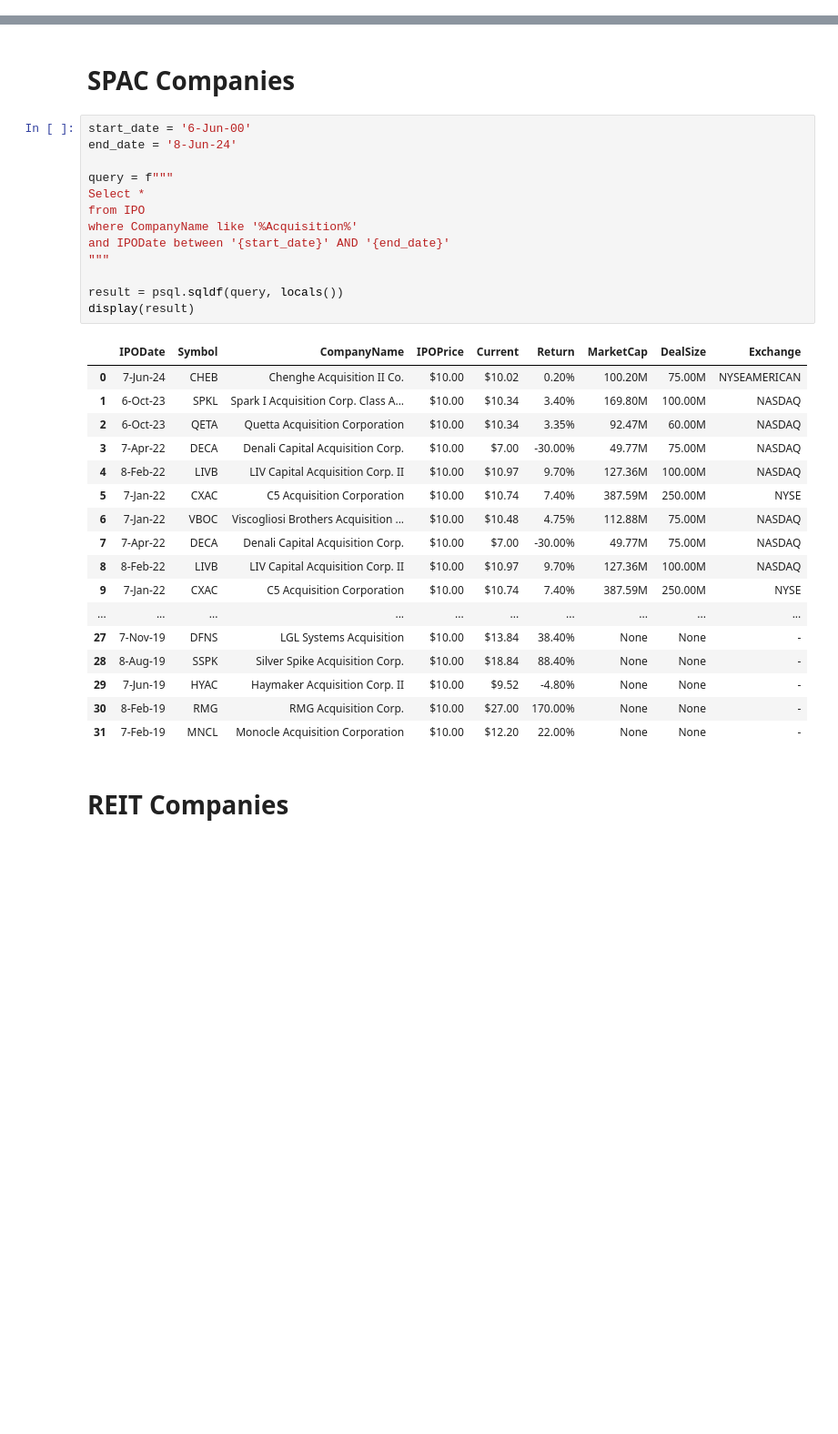
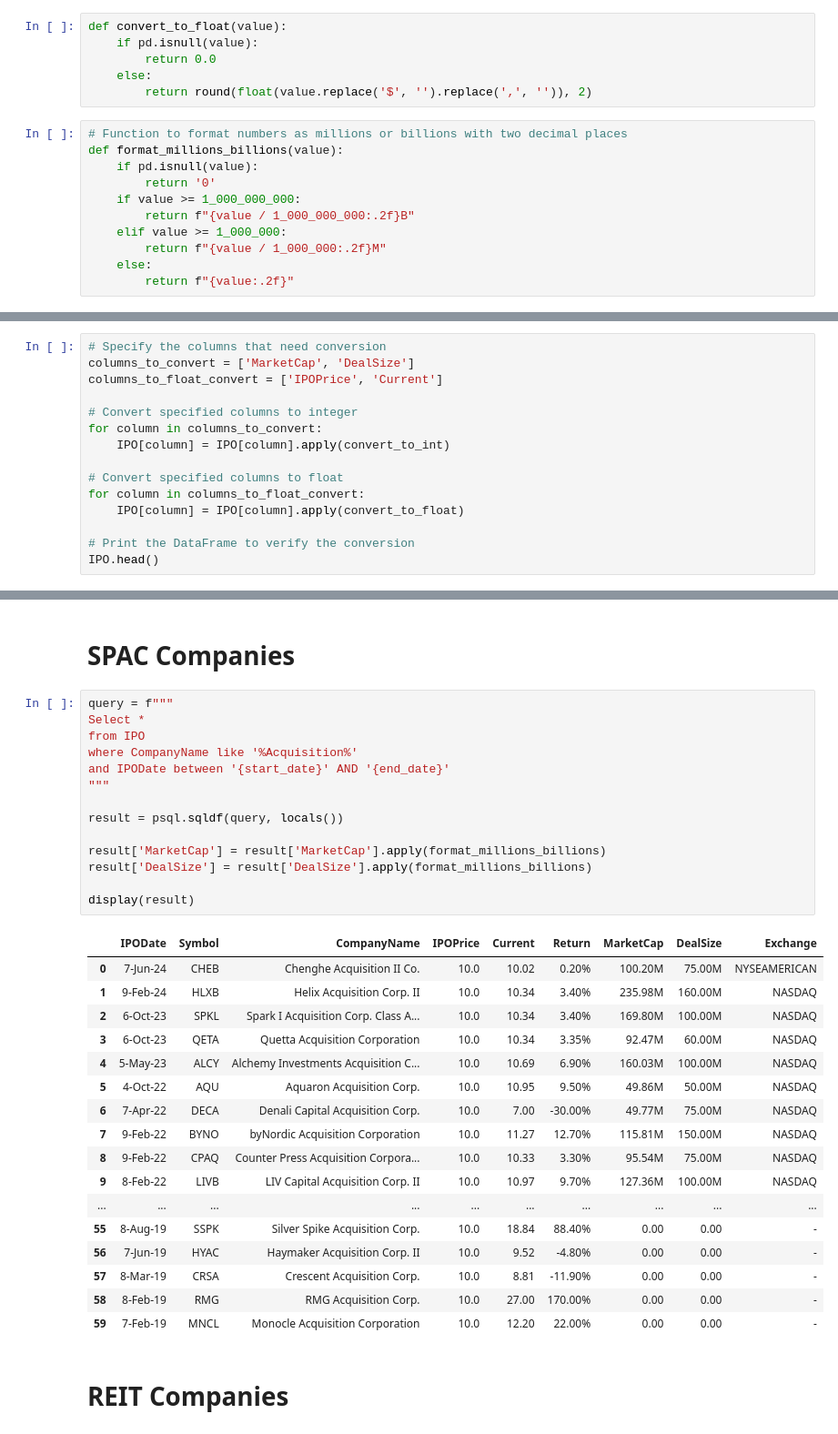
Before and after one commit to gavrilow/the-fremen, a Jupyter notebook: the-fremen.ipynb, the cells around one changed output, grey strips where cells are left out. Shown at 91% size. Saved outputs shown, nothing was run; the diff lists cells and outputs as text; blank space fills up the shorter version.

```diff
--- a/the-fremen.ipynb
+++ b/the-fremen.ipynb
@@ -3,3 +15,20 @@
+# %%
+def convert_to_float(value):
+    if pd.isnull(value):
+        return 0.0
+    else:
+        return round(float(value.replace('$', '').replace(',', '')), 2)
+# %%
+# Function to format numbers as millions or billions with two decimal places
+def format_millions_billions(value):
+    if pd.isnull(value):
+        return '0'
+    if value >= 1_000_000_000:
+        return f"{value / 1_000_000_000:.2f}B"
+    elif value >= 1_000_000:
+        return f"{value / 1_000_000:.2f}M"
+    else:
+        return f"{value:.2f}"
 # %%
 import pandas as pd
 
@@ -17,3 +46,18 @@ IPO.head()
 | 2 | 7-Jun-24 | CHEB | Chenghe Acquisition II Co. | $10.00 | $10.02 | 0.20% | 100.20M | 75.00M | NYSEAMERICAN |
 | 3 | 6-Jun-24 | GAUZ | Gauzy Ltd. | $17.00 | $15.74 | -7.41% | 295.29M | 75.00M | NASDAQ |
 | 4 | 6-Jun-24 | FLYE | Fly-E Group, Inc. | $4.00 | $4.00 | NaN | 100.00M | 9.00M | NASDAQ |
+# %%
+# Specify the columns that need conversion
+columns_to_convert = ['MarketCap', 'DealSize']
+columns_to_float_convert = ['IPOPrice', 'Current']
+
+# Convert specified columns to integer
+for column in columns_to_convert:
+    IPO[column] = IPO[column].apply(convert_to_int)
+
+# Convert specified columns to float
+for column in columns_to_float_convert:
+    IPO[column] = IPO[column].apply(convert_to_float)
+
+# Print the DataFrame to verify the conversion
+IPO.head()
@@ -20,36 +76,37 @@ IPO.head()
 # %% [markdown]
 # SPAC Companies
 # %%
-start_date = '6-Jun-00'
-end_date = '8-Jun-24'
-
 query = f"""
 Select *
 from IPO
 where CompanyName like '%Acquisition%'
 and IPODate between '{start_date}' AND '{end_date}'
 """
 
 result = psql.sqldf(query, locals())
+
+result['MarketCap'] = result['MarketCap'].apply(format_millions_billions)
+result['DealSize'] = result['DealSize'].apply(format_millions_billions)
+
 display(result)
 # %% [output]
 |  | IPODate | Symbol | CompanyName | IPOPrice | Current | Return | MarketCap | DealSize | Exchange |
-| 0 | 7-Jun-24 | CHEB | Chenghe Acquisition II Co. | $10.00 | $10.02 | 0.20% | 100.20M | 75.00M | NYSEAMERICAN |
-| 1 | 6-Oct-23 | SPKL | Spark I Acquisition Corp. Class A... | $10.00 | $10.34 | 3.40% | 169.80M | 100.00M | NASDAQ |
-| 2 | 6-Oct-23 | QETA | Quetta Acquisition Corporation | $10.00 | $10.34 | 3.35% | 92.47M | 60.00M | NASDAQ |
-| 3 | 7-Apr-22 | DECA | Denali Capital Acquisition Corp. | $10.00 | $7.00 | -30.00% | 49.77M | 75.00M | NASDAQ |
-| 4 | 8-Feb-22 | LIVB | LIV Capital Acquisition Corp. II | $10.00 | $10.97 | 9.70% | 127.36M | 100.00M | NASDAQ |
-| 5 | 7-Jan-22 | CXAC | C5 Acquisition Corporation | $10.00 | $10.74 | 7.40% | 387.59M | 250.00M | NYSE |
-| 6 | 7-Jan-22 | VBOC | Viscogliosi Brothers Acquisition ... | $10.00 | $10.48 | 4.75% | 112.88M | 75.00M | NASDAQ |
-| 7 | 7-Apr-22 | DECA | Denali Capital Acquisition Corp. | $10.00 | $7.00 | -30.00% | 49.77M | 75.00M | NASDAQ |
-| 8 | 8-Feb-22 | LIVB | LIV Capital Acquisition Corp. II | $10.00 | $10.97 | 9.70% | 127.36M | 100.00M | NASDAQ |
-| 9 | 7-Jan-22 | CXAC | C5 Acquisition Corporation | $10.00 | $10.74 | 7.40% | 387.59M | 250.00M | NYSE |
+| 0 | 7-Jun-24 | CHEB | Chenghe Acquisition II Co. | 10.0 | 10.02 | 0.20% | 100.20M | 75.00M | NYSEAMERICAN |
+| 1 | 9-Feb-24 | HLXB | Helix Acquisition Corp. II | 10.0 | 10.34 | 3.40% | 235.98M | 160.00M | NASDAQ |
+| 2 | 6-Oct-23 | SPKL | Spark I Acquisition Corp. Class A... | 10.0 | 10.34 | 3.40% | 169.80M | 100.00M | NASDAQ |
+| 3 | 6-Oct-23 | QETA | Quetta Acquisition Corporation | 10.0 | 10.34 | 3.35% | 92.47M | 60.00M | NASDAQ |
+| 4 | 5-May-23 | ALCY | Alchemy Investments Acquisition C... | 10.0 | 10.69 | 6.90% | 160.03M | 100.00M | NASDAQ |
+| 5 | 4-Oct-22 | AQU | Aquaron Acquisition Corp. | 10.0 | 10.95 | 9.50% | 49.86M | 50.00M | NASDAQ |
+| 6 | 7-Apr-22 | DECA | Denali Capital Acquisition Corp. | 10.0 | 7.00 | -30.00% | 49.77M | 75.00M | NASDAQ |
+| 7 | 9-Feb-22 | BYNO | byNordic Acquisition Corporation | 10.0 | 11.27 | 12.70% | 115.81M | 150.00M | NASDAQ |
+| 8 | 9-Feb-22 | CPAQ | Counter Press Acquisition Corpora... | 10.0 | 10.33 | 3.30% | 95.54M | 75.00M | NASDAQ |
+| 9 | 8-Feb-22 | LIVB | LIV Capital Acquisition Corp. II | 10.0 | 10.97 | 9.70% | 127.36M | 100.00M | NASDAQ |
 | ... | ... | ... | ... | ... | ... | ... | ... | ... | ... |
-| 27 | 7-Nov-19 | DFNS | LGL Systems Acquisition | $10.00 | $13.84 | 38.40% | None | None | - |
-| 28 | 8-Aug-19 | SSPK | Silver Spike Acquisition Corp. | $10.00 | $18.84 | 88.40% | None | None | - |
-| 29 | 7-Jun-19 | HYAC | Haymaker Acquisition Corp. II | $10.00 | $9.52 | -4.80% | None | None | - |
-| 30 | 8-Feb-19 | RMG | RMG Acquisition Corp. | $10.00 | $27.00 | 170.00% | None | None | - |
-| 31 | 7-Feb-19 | MNCL | Monocle Acquisition Corporation | $10.00 | $12.20 | 22.00% | None | None | - |
+| 55 | 8-Aug-19 | SSPK | Silver Spike Acquisition Corp. | 10.0 | 18.84 | 88.40% | 0.00 | 0.00 | - |
+| 56 | 7-Jun-19 | HYAC | Haymaker Acquisition Corp. II | 10.0 | 9.52 | -4.80% | 0.00 | 0.00 | - |
+| 57 | 8-Mar-19 | CRSA | Crescent Acquisition Corp. | 10.0 | 8.81 | -11.90% | 0.00 | 0.00 | - |
+| 58 | 8-Feb-19 | RMG | RMG Acquisition Corp. | 10.0 | 27.00 | 170.00% | 0.00 | 0.00 | - |
+| 59 | 7-Feb-19 | MNCL | Monocle Acquisition Corporation | 10.0 | 12.20 | 22.00% | 0.00 | 0.00 | - |
 # %% [markdown]
 # REIT Companies
 # %%
```
Also changed, not shown: parts of 15 cells of this notebook.
